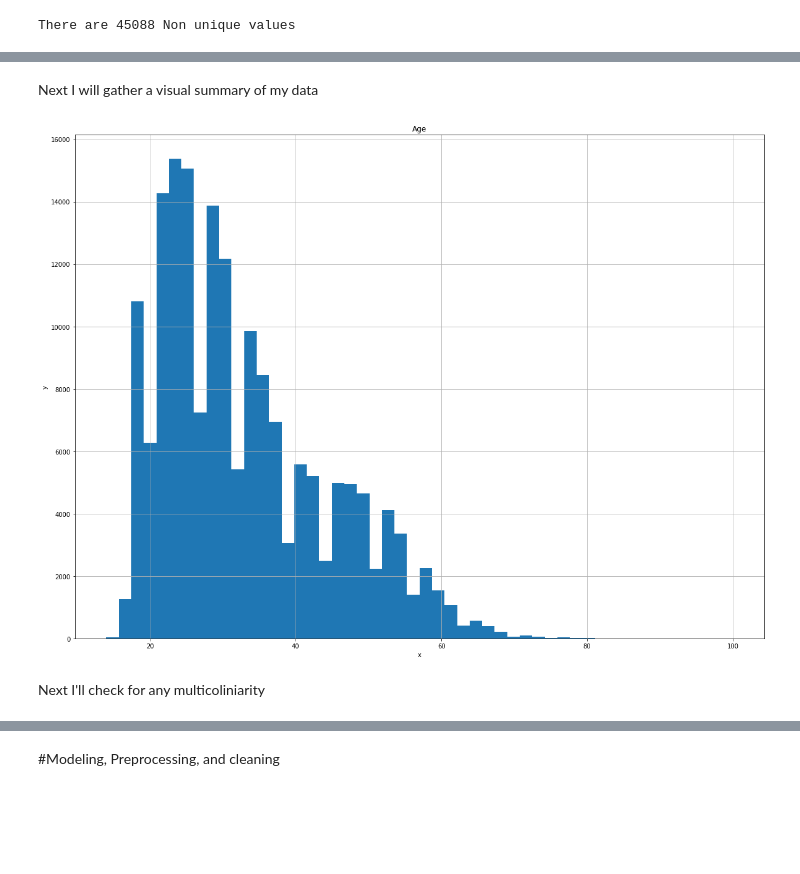
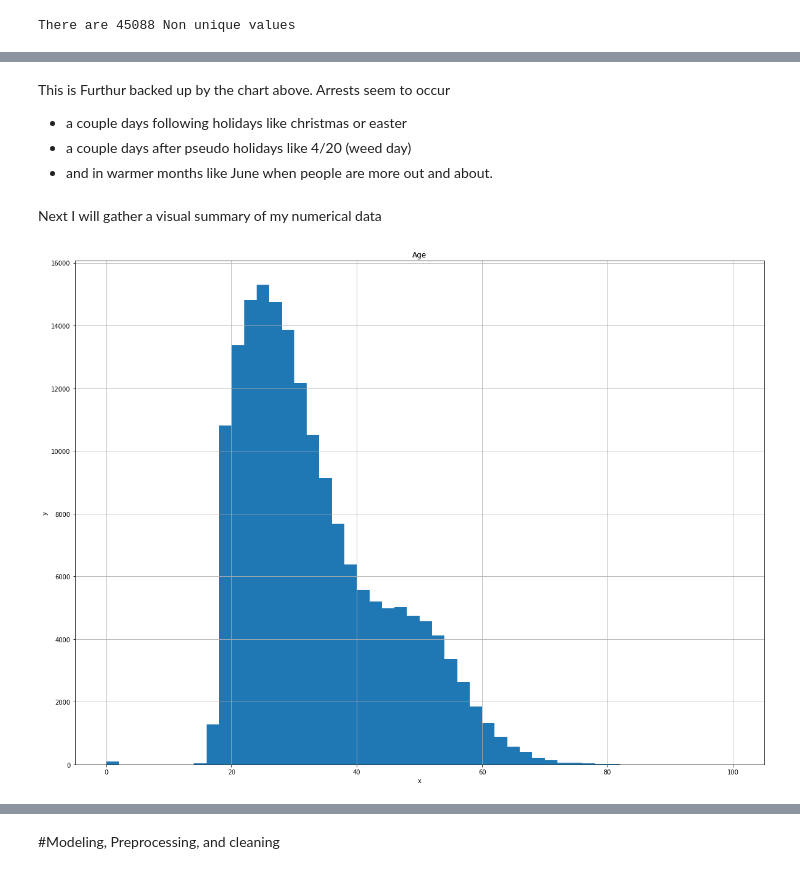
Before and after one commit to ed765super/DATA602-Baltimore-Crime-Data-Classification, a Jupyter notebook: project.ipynb, the cells around one changed output, grey strips where cells are left out. Drawn from its saved outputs; the diff is of its cells as text; code cells hidden in the pictures; blank space fills up the shorter version.

```diff
--- a/project.ipynb
+++ b/project.ipynb
@@ -91,7 +99,7 @@ First there are some features that will not contribute to my classification prob
 # %%
 dfConverted = dfConverted.drop(['X', 'Y', 'RowID', 'ArrestNumber', 'ArrestLocation',
               'IncidentLocation', 'Neighborhood', 'Latitude', 'Longitude',
-              'GeoLocation', 'Shape', 'Charge'], axis = 1)
+              'GeoLocation', 'Shape', 'Charge', 'Post'], axis = 1)
 # %%
 print(dfConverted.dtypes)
 dfConverted
@@ -190,0 +226,2 @@ This is not smart because you'd skew your accuracy
+# %%
+dfConverted['Gender'] = dfConverted['Gender'].fillna('U')
@@ -190,0 +247,3 @@ This is not smart because you'd skew your accuracy
+# %%
+dfConverted['Age'] = dfConverted['Age'].fillna(0)
+dfConverted.Age.unique()
@@ -190,0 +276,3 @@ This is not smart because you'd skew your accuracy
+# %%
+dfConverted['Race'] = dfConverted['Race'].fillna('O')
+dfConverted.Race.unique()
@@ -217,16 +438,19 @@ time               175923   1440           11:00:00    2834  ...  NaN  NaN  NaN
+# %% [markdown]
+This is Furthur backed up by the chart above. Arrests seem to occur
+- a couple days following holidays like christmas or easter
+- a couple days after pseudo holidays like 4/20 (weed day)
+- and in warmer months like June when people are more out and about.
 # %% [markdown]
-Next I will gather a visual summary of my data
+Next I will gather a visual summary of my numerical data
 # %%
 from matplotlib import pyplot as plt
 %matplotlib inline
 
-axes = dfConverted[['Age','Gender','Race','IncidentOffence', 'ChargeDescription', 'District', 'Post', 'date', 'time']].hist(bins=50, figsize=(20,15))
+axes = dfConverted[['Age','Gender','Race','IncidentOffence', 'ChargeDescription', 'District', 'date', 'time']].hist(bins=50, figsize=(20,15))
 #Learned how to do the for loop for multi graph labeling here: https://stackoverflow.com/questions/69329880/how-do-i-label-the-x-y-axis-of-multiple-graphs-on-a-single-graph/69329975#69329975
 for ax in axes[0]:
   ax.set_xlabel('x')
   ax.set_ylabel('y')
 plt.show()
 # %% [output]
-[figure, old version]
+[figure, new version]
-# %% [markdown]
-Next I'll check for any multicoliniarity
```
Also changed, not shown: parts of 66 cells of this notebook.
